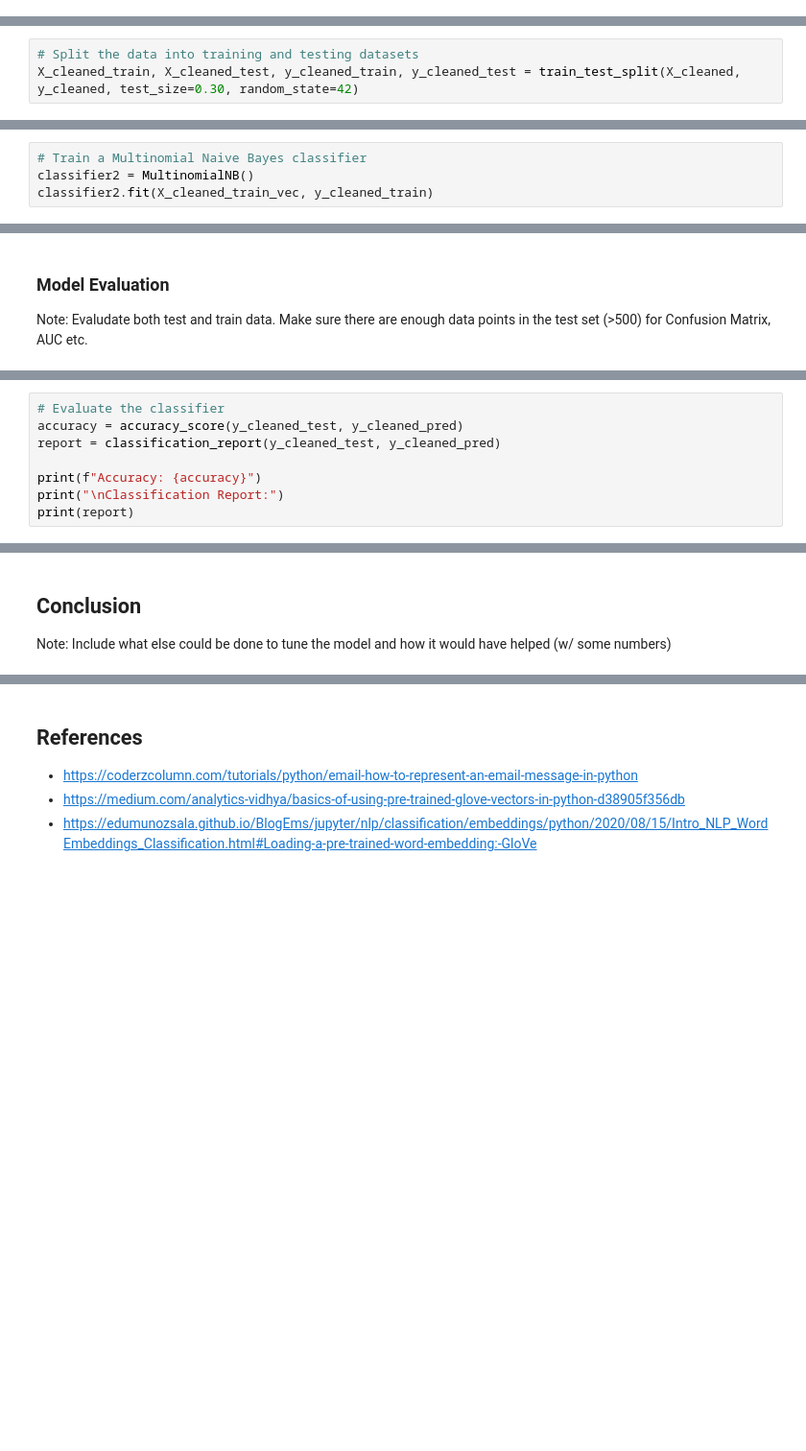
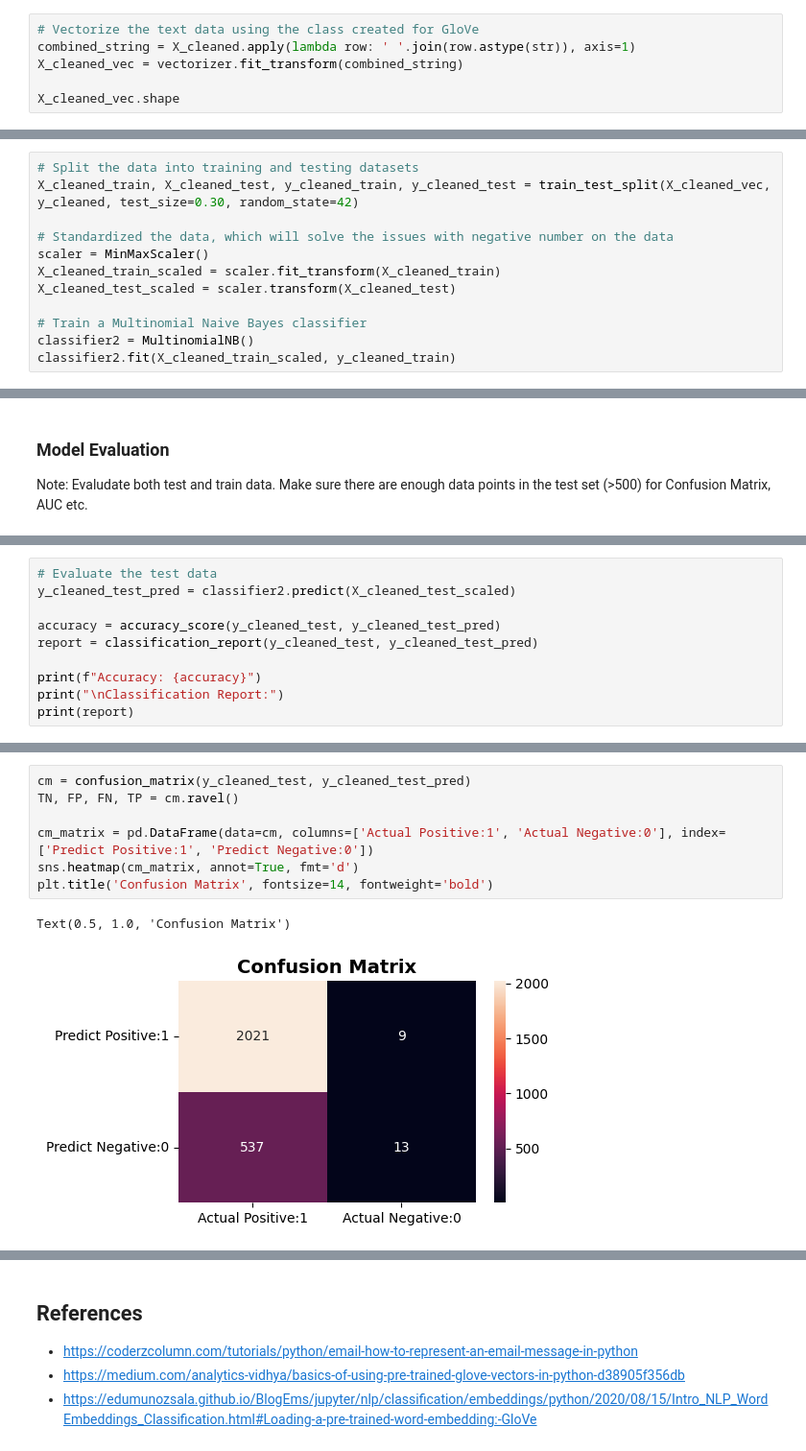
Before and after one commit to abccastro/Email-Spam-or-Ham-Detector-using-Naive-Bayes, a Jupyter notebook: Email Spam or Ham Detector using Naive Bayes (GloVe).ipynb, the cells around one changed output, grey strips where cells are left out. Shown at 96% size. Cells and saved outputs as stored; diff of their text form; blank space fills up the shorter version.

Commit message:
added codes on model development and evaluation

```diff
--- a/Email Spam or Ham Detector using Naive Bayes (GloVe).ipynb
+++ b/Email Spam or Ham Detector using Naive Bayes (GloVe).ipynb
@@ -459,0 +549,6 @@ X_cleaned.head(1)
+# %%
+# Vectorize the text data using the class created for GloVe
+combined_string = X_cleaned.apply(lambda row: ' '.join(row.astype(str)), axis=1)
+X_cleaned_vec = vectorizer.fit_transform(combined_string)
+
+X_cleaned_vec.shape
@@ -460,3 +557,12 @@ X_cleaned.head(1)
 # %%
 # Split the data into training and testing datasets
-X_cleaned_train, X_cleaned_test, y_cleaned_train, y_cleaned_test = train_test_split(X_cleaned, y_cleaned, test_size=0.30, random_state=42)
+X_cleaned_train, X_cleaned_test, y_cleaned_train, y_cleaned_test = train_test_split(X_cleaned_vec, y_cleaned, test_size=0.30, random_state=42)
+
+# Standardized the data, which will solve the issues with negative number on the data
+scaler = MinMaxScaler()
+X_cleaned_train_scaled = scaler.fit_transform(X_cleaned_train)
+X_cleaned_test_scaled = scaler.transform(X_cleaned_test)
+
+# Train a Multinomial Naive Bayes classifier
+classifier2 = MultinomialNB()
+classifier2.fit(X_cleaned_train_scaled, y_cleaned_train)
@@ -474,4 +570,0 @@ X_cleaned_train_vec.shape, X_cleaned_test_vec.shape
-# %%
-# Train a Multinomial Naive Bayes classifier
-classifier2 = MultinomialNB()
-classifier2.fit(X_cleaned_train_vec, y_cleaned_train)
@@ -490,7 +597,9 @@ print(y_cleaned_pred)
 # %%
-# Evaluate the classifier
-accuracy = accuracy_score(y_cleaned_test, y_cleaned_pred)
-report = classification_report(y_cleaned_test, y_cleaned_pred)
+# Evaluate the test data
+y_cleaned_test_pred = classifier2.predict(X_cleaned_test_scaled)
+
+accuracy = accuracy_score(y_cleaned_test, y_cleaned_test_pred)
+report = classification_report(y_cleaned_test, y_cleaned_test_pred)
 
 print(f"Accuracy: {accuracy}")
 print("\nClassification Report:")
@@ -510,4 +619,10 @@ weighted avg       0.97      0.97      0.97      2580
-# %% [markdown]
-## Conclusion
-
-Note: Include what else could be done to tune the model and how it would have helped (w/ some numbers)
+# %%
+cm = confusion_matrix(y_cleaned_test, y_cleaned_test_pred)
+TN, FP, FN, TP = cm.ravel()
+
+cm_matrix = pd.DataFrame(data=cm, columns=['Actual Positive:1', 'Actual Negative:0'], index=['Predict Positive:1', 'Predict Negative:0'])
+sns.heatmap(cm_matrix, annot=True, fmt='d')
+plt.title('Confusion Matrix', fontsize=14, fontweight='bold')
+# %% [output]
+Text(0.5, 1.0, 'Confusion Matrix')
+[figure, added]
```
Also changed, not shown: parts of 22 cells of this notebook.
